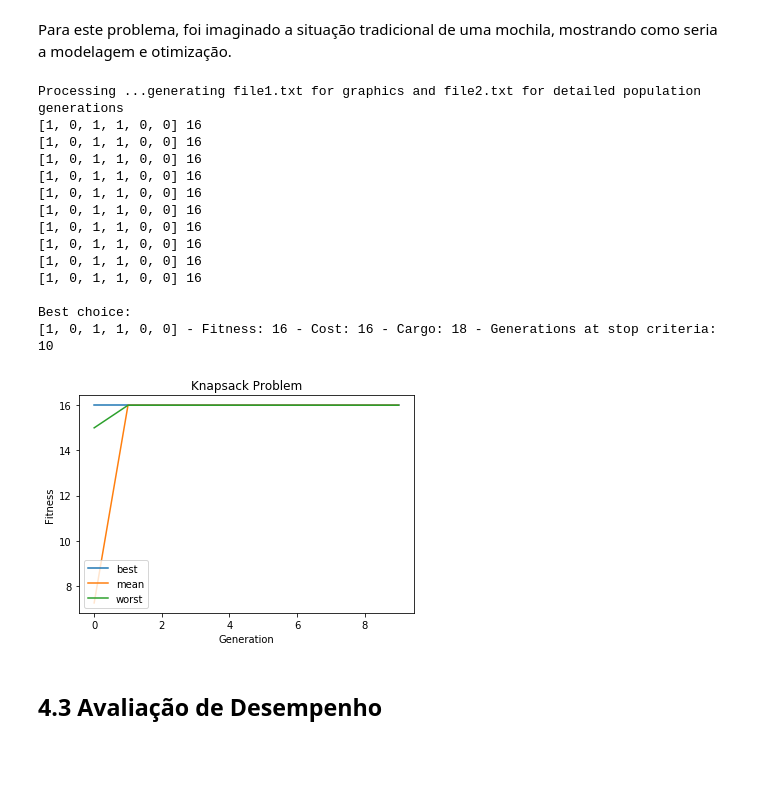
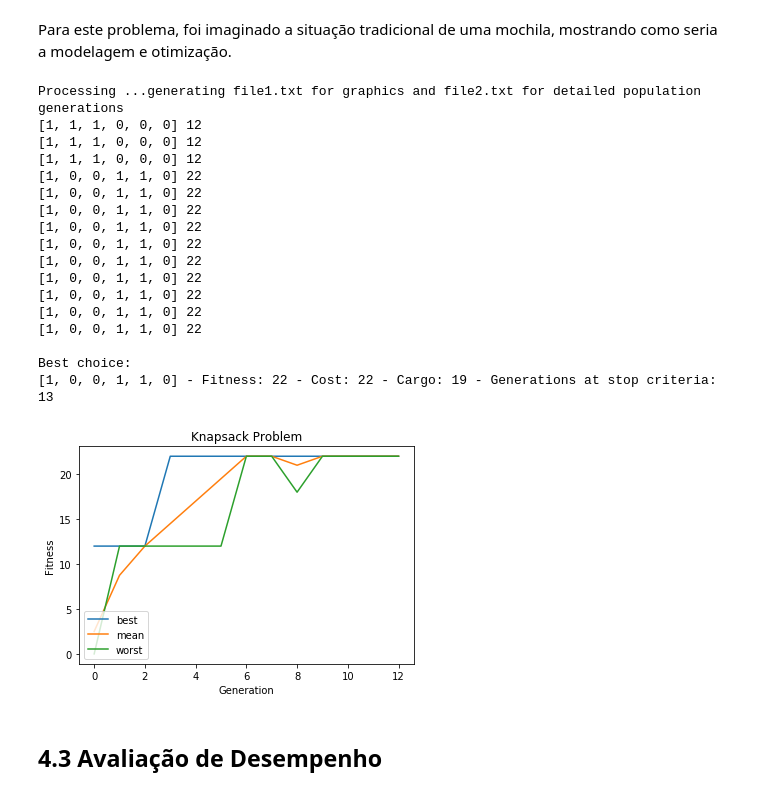
Before and after one commit to edbkei/MO416PROJ2, a Jupyter notebook: Project2/project2.ipynb, the cells around one changed output. Cells and saved outputs as stored; diff of their text form; code cells hidden in the pictures; blank space fills up the shorter version.

```diff
--- a/Project2/project2.ipynb
+++ b/Project2/project2.ipynb
@@ -261,51 +261,54 @@ config = Config({
     'problem': {
     'type': ProblemType.MAXIMIZATION,                           # MINIMIZATION, MAXIMIZATION
     'values': [0, 1],
     'costs': [3, 5, 4, 9, 10, 6],
     'weights': [7, 3, 8, 3, 9, 11],
     'cargo': 20
     },
     'selection': {
         'strategy': SelectionStrategy.ROULETTE                  # ROULETTE, TOURNAMENT_BATTLE_ROYALE, or TOURNAMENT_PLAYOFF
     },
     'reproduction': {
-        'strategy': ReproductionStrategy.SEXUAL_DOUBLE_POINTS,   # ASEXUAL, SEXUAL_SINGLE_POINT, SEXUAL_DOUBLE_POINTS
-        'rate': 0.8
+        'strategy': ReproductionStrategy.SEXUAL_SINGLE_POINT,   # ASEXUAL, SEXUAL_SINGLE_POINT, SEXUAL_DOUBLE_POINTS
+        'rate': 0.4
     },
     'mutation': {
-        'strategy': MutationStrategy.SWAP,                      # FLIP, SWAP, SEQUENCE_SWAP
-        'rate': 0.2
+        'strategy': MutationStrategy.SEQUENCE_SWAP,                      # FLIP, SWAP, SEQUENCE_SWAP
+        'rate': 0.1
     },
     'generation': {
-        'strategy': GenerationStrategy.ELITISM,               # EXCHANGE, ELITISM, STEADY_STATE
+        'strategy': GenerationStrategy.EXCHANGE,               # EXCHANGE, ELITISM, STEADY_STATE
         'population_size': 4,
     },
     'stop_criteria': {
         #'fitness': 0, #Used only on MAX_FITNESS
-        'num_generations': 10, #Used only on MAX_GENERATIONS and STEADY_PERIOD
+        'num_generations': 10,                              #Used only on MAX_GENERATIONS and STEADY_PERIOD
         'type': StopCriteriaType.STEADY_PERIOD             # MAX_GENERATIONS, MAX_FITNESS, CONVERGENCE, STEADY_PERIOD
         }
 })
 
 generationsResult = GeneticAlgorithmFacade(config).execute()
 
 plot_fitness(generationsResult)
 # %% [output]
 Processing ...generating file1.txt for graphics and file2.txt for detailed population generations
-[1, 0, 1, 1, 0, 0] 16
-[1, 0, 1, 1, 0, 0] 16
-[1, 0, 1, 1, 0, 0] 16
-[1, 0, 1, 1, 0, 0] 16
-[1, 0, 1, 1, 0, 0] 16
-[1, 0, 1, 1, 0, 0] 16
-[1, 0, 1, 1, 0, 0] 16
-[1, 0, 1, 1, 0, 0] 16
-[1, 0, 1, 1, 0, 0] 16
-[1, 0, 1, 1, 0, 0] 16
+[1, 1, 1, 0, 0, 0] 12
+[1, 1, 1, 0, 0, 0] 12
+[1, 1, 1, 0, 0, 0] 12
+[1, 0, 0, 1, 1, 0] 22
+[1, 0, 0, 1, 1, 0] 22
+[1, 0, 0, 1, 1, 0] 22
+[1, 0, 0, 1, 1, 0] 22
+[1, 0, 0, 1, 1, 0] 22
+[1, 0, 0, 1, 1, 0] 22
+[1, 0, 0, 1, 1, 0] 22
+[1, 0, 0, 1, 1, 0] 22
+[1, 0, 0, 1, 1, 0] 22
+[1, 0, 0, 1, 1, 0] 22
 
 Best choice:
-[1, 0, 1, 1, 0, 0] - Fitness: 16 - Cost: 16 - Cargo: 18 - Generations at stop criteria: 10
+[1, 0, 0, 1, 1, 0] - Fitness: 22 - Cost: 22 - Cargo: 19 - Generations at stop criteria: 13
-[figure, old version]
+[figure, new version]
 # %% [markdown]
 ## 4.3 Avaliação de Desempenho
 # %% [markdown]
```
Also changed, not shown: parts of 2 cells of this notebook.
